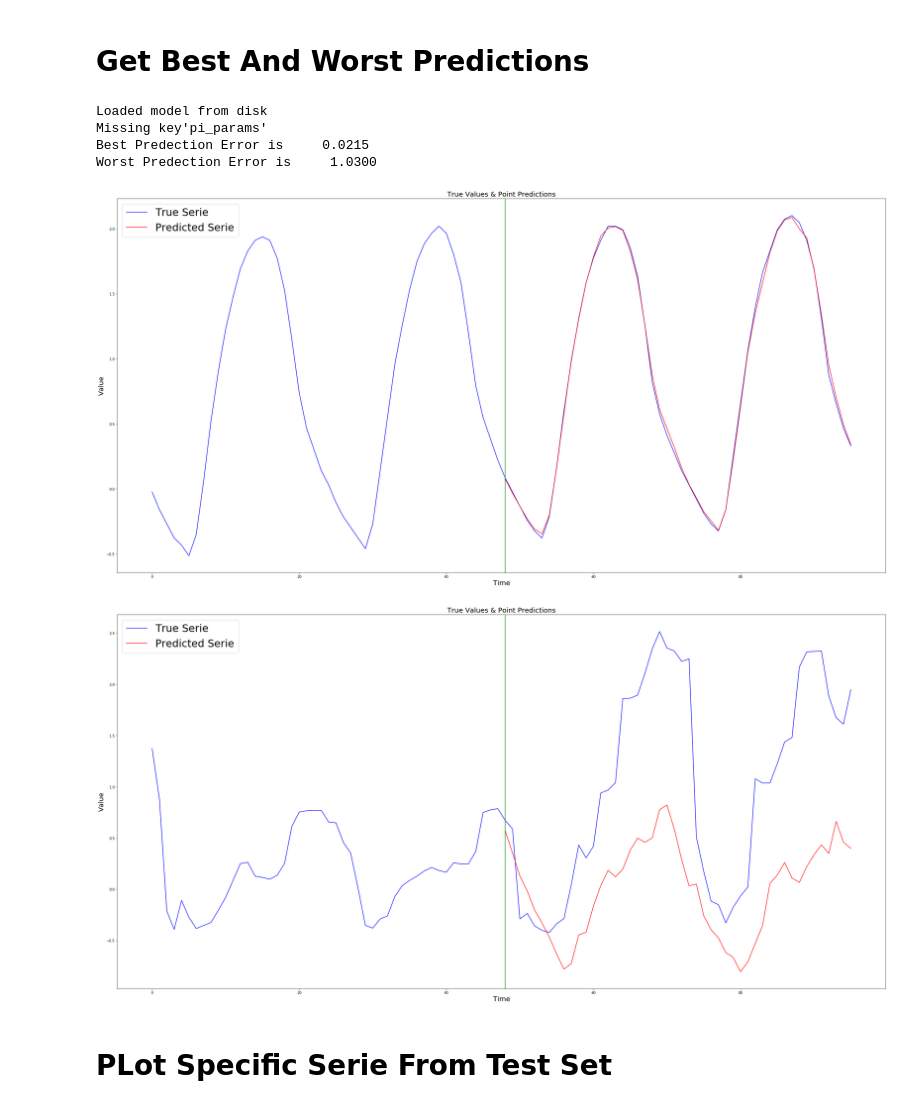
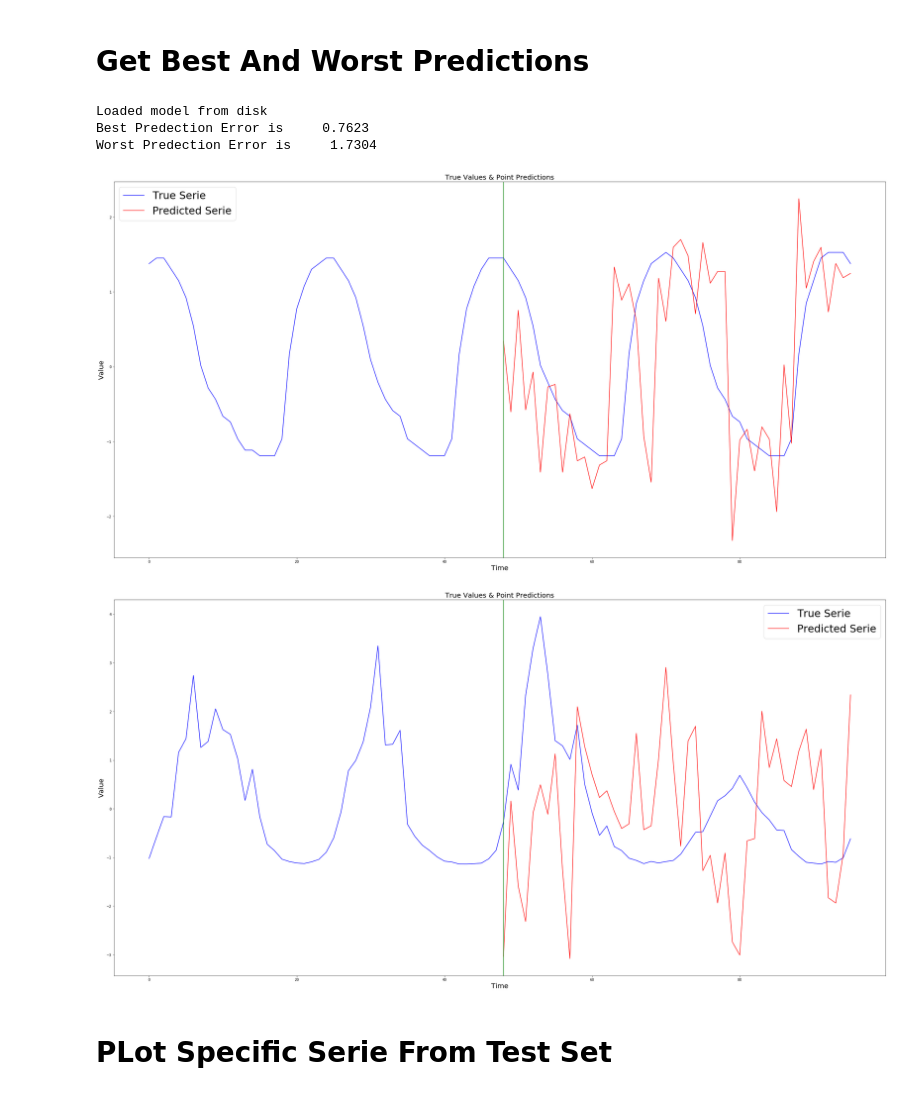
Before and after one commit to yamen23ali/m4-lstm, a Jupyter notebook: notebooks/Training and Evaluation ( Vanilla).ipynb, the cells around one changed output. Cells and saved outputs as stored; diff of their text form; code cells hidden in the pictures.

```diff
--- a/notebooks/Training and Evaluation ( Vanilla).ipynb
+++ b/notebooks/Training and Evaluation ( Vanilla).ipynb
@@ -23,12 +21,16 @@ Using TensorFlow backend.
 # %% [markdown]
 # Load Data
 # %%
-EPOCHS = 100
+EPOCHS = 1
 BATCH_SIZE = 120
 LOOKBACK = 48
 HORIZON = 48
 HIDDEN_LAYER_SIZE = 200
 FEATURES_NUMBER = 1
+CLIP_VALUE = 0.5
+LEARNING_RATE = 0.01
+DROPOUT_RATIO = 0.2
+
 OUTPUT_SIZE = HORIZON*1
 LOSS = smape
 
@@ -36,16 +38,21 @@ diffAugmentation = DiffAugmentation()
 x_augmentations = []
 y_augmentations = []
 
-data_loader = M4DataLoader("../Dataset/Train/Hourly-train.csv", "../Dataset/Test/Hourly-test.csv",
-                           x_augmentations,
-                           y_augmentations,
-                           LOOKBACK, HORIZON)
+TRAIN_PATH = "../Dataset/splitted/Hourly-train.csv"
+TEST_PATH = "../Dataset/splitted/Hourly-test.csv"
+TRAIN_HOLDOUT_PATH = "../Dataset/splitted/Hourly-train-holdout.csv"
+TEST_HOLDOUT_PATH = "../Dataset/splitted/Hourly-test-holdout.csv"
+
+data_loader = M4DataLoader(TRAIN_PATH, TEST_PATH, TRAIN_HOLDOUT_PATH, TEST_HOLDOUT_PATH,
+                           x_augmentations, y_augmentations, LOOKBACK, HORIZON)
 
 train_x, train_y = data_loader.get_training_data()
 test_x, test_y = data_loader.get_test_data()
+holdout_x, holdout_y = data_loader.get_holdout_data()
 
 training_data_generator = M4Generator(train_x, train_y, BATCH_SIZE, FEATURES_NUMBER)
 test_data_generator = M4Generator(test_x, test_y, BATCH_SIZE, FEATURES_NUMBER)
+holdout_data_generator = M4Generator(holdout_x, holdout_y, BATCH_SIZE, FEATURES_NUMBER)
 # %% [markdown]
 # Train The Model
 # %%
@@ -85,29 +75,28 @@ Saved model files to disk under../models/point_predictions/1-LSTM/5
 # %% [markdown]
 # Get Best And Worst Predictions
 # %%
-MODEL_BASE_DIR = '../models/point_predictions/1-LSTM/2'
+MODEL_BASE_DIR = '../models/point_predictions/1-LSTM/6'
 model = M4Model()
 hyperparameters = model.load(MODEL_BASE_DIR)
 
 X, Y, Ypredictions, error =  sort_by_prediction_error(model,test_x, test_y, mae)
 
 #unstandarized_Ypredictions = data_loader.unstandarize_predictions(Ypredictions)
 
 if FEATURES_NUMBER == 1:
     X = X[:,:, np.newaxis]
 
 print(f'Best Predection Error is {error[0]:10.4f}')
 print(f'Worst Predection Error is {error[X.shape[0]-1]:10.4f}')
 
 plot_serie_and_prediction(X[:,:,0], Y[:,:HORIZON], Ypredictions[:,:HORIZON], serie_indx=0)
 plot_serie_and_prediction(X[:,:,0], Y[:,:HORIZON], Ypredictions[:,:HORIZON], serie_indx=X.shape[0]-1)
 # %% [output]
 Loaded model from disk
-Missing key'pi_params'
-Best Predection Error is     0.0215
-Worst Predection Error is     1.0300
+Best Predection Error is     0.7623
+Worst Predection Error is     1.7304
-[figure, old version]
+[figure, new version]
-[figure, old version]
+[figure, new version]
 # %% [markdown]
 # PLot Specific Serie From Test Set
 # %% [markdown]
```
Also changed, not shown: parts of 4 cells of this notebook, 10 other files.
